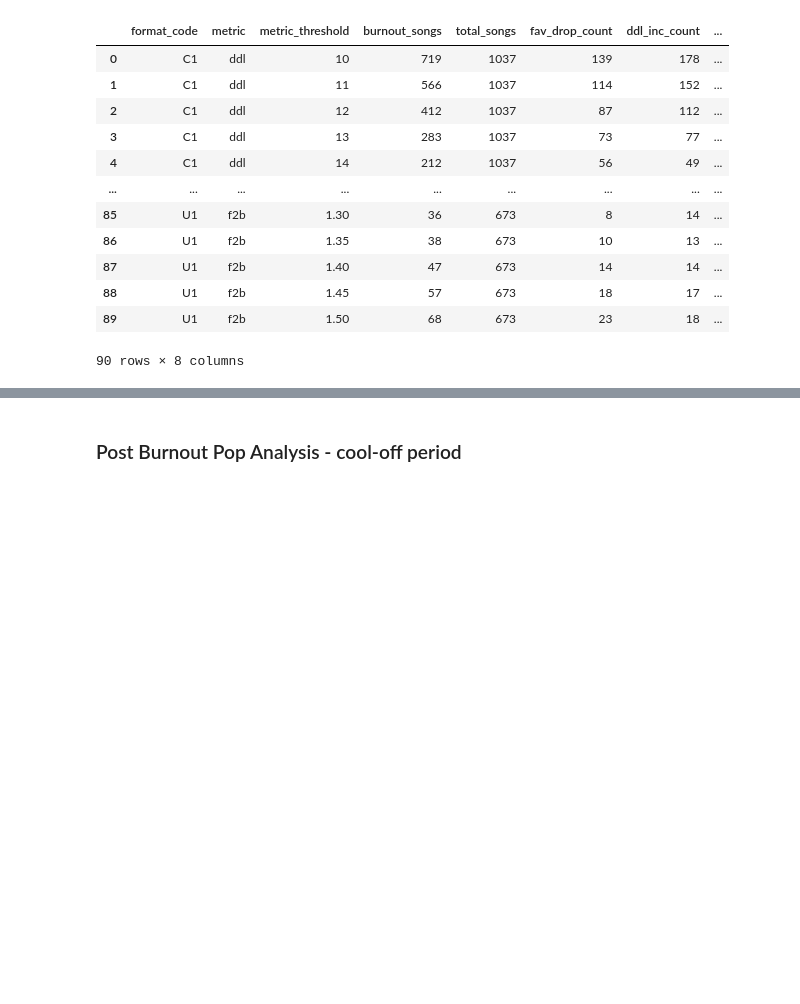
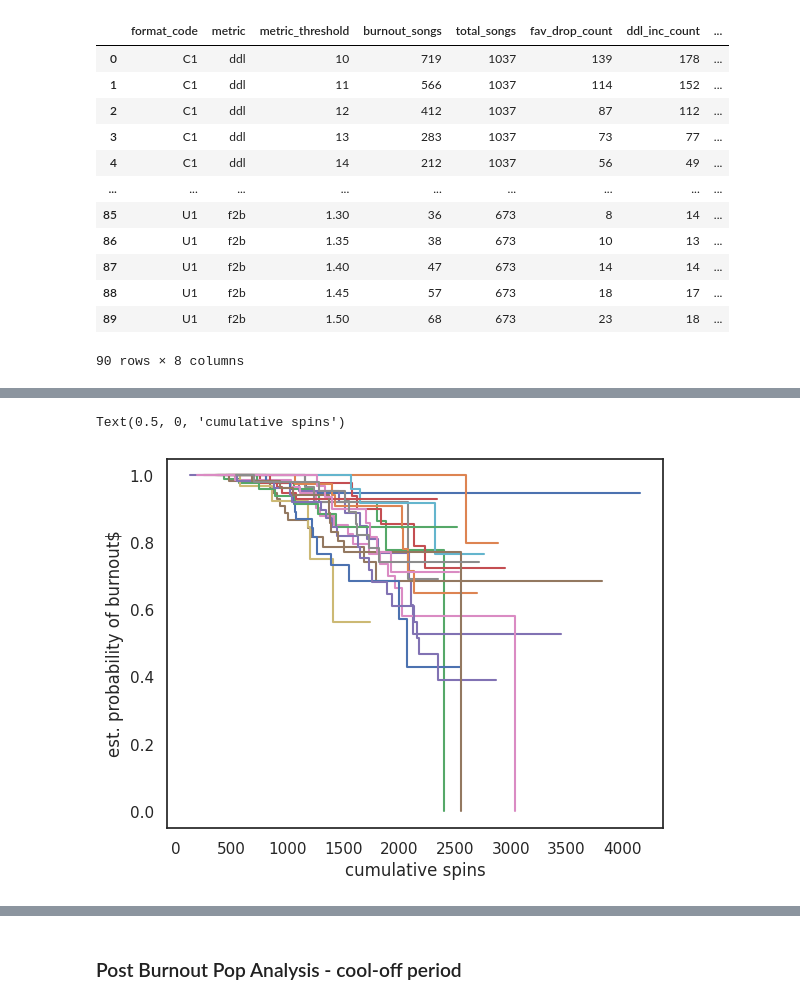
Before and after one commit to gjampanih/adds-early-burnout-warning-model, a Jupyter notebook: notebooks/ebw_metrics_analysis.ipynb, the cells around one changed output, grey strips where cells are left out. Cells and saved outputs as stored; diff of their text form; code cells hidden in the pictures; blank space fills up the shorter version.

```diff
--- a/notebooks/ebw_metrics_analysis.ipynb
+++ b/notebooks/ebw_metrics_analysis.ipynb
@@ -897,0 +1121,13 @@ plt.savefig(os.getcwd() + '/img/dll_vs_f2b.jpeg', format='jpeg', dpi=300)
+# %%
+for st in pd.unique(df_extract_summ['call_letters']):
+    idx = (df_extract_summ['call_letters'] == st)
+    time_st, surv_prob_st = kaplan_meier_estimator(df_extract_summ.loc[idx]['censored_flag'].astype('bool'), df_extract_summ.loc[idx]['survival_time'])
+
+    plt.step(time_st, surv_prob_st, where='post', label=st)
+
+plt.ylabel("est. probability of burnout$")
+plt.xlabel('cumulative spins')
+#plt.legend(loc="best")
+# %% [output]
+Text(0.5, 0, 'cumulative spins')
+[figure, added]
```
Also changed, not shown: parts of 50 cells of this notebook.
